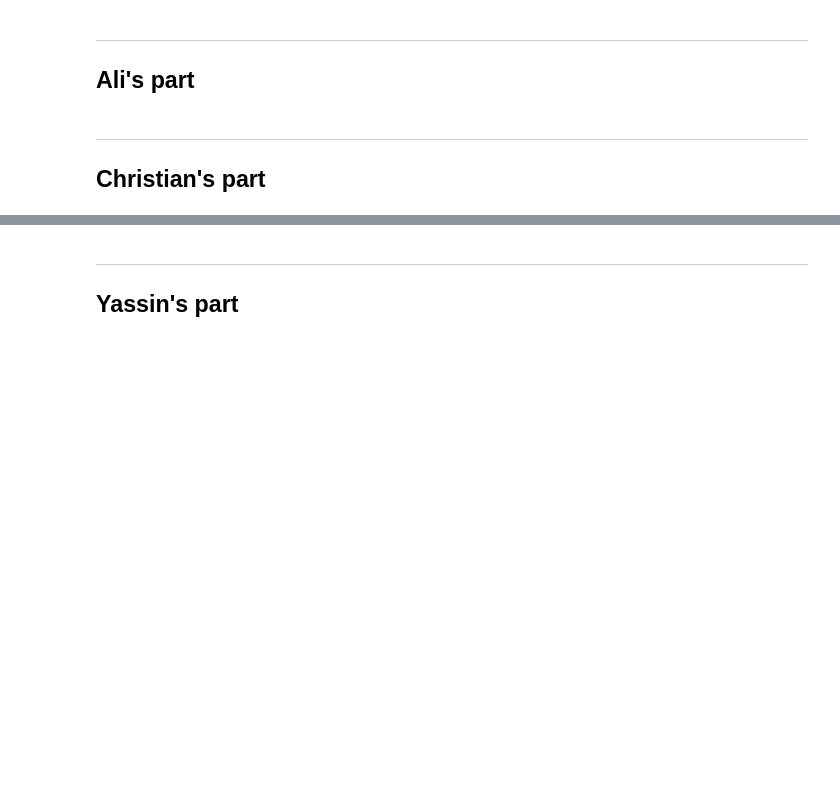
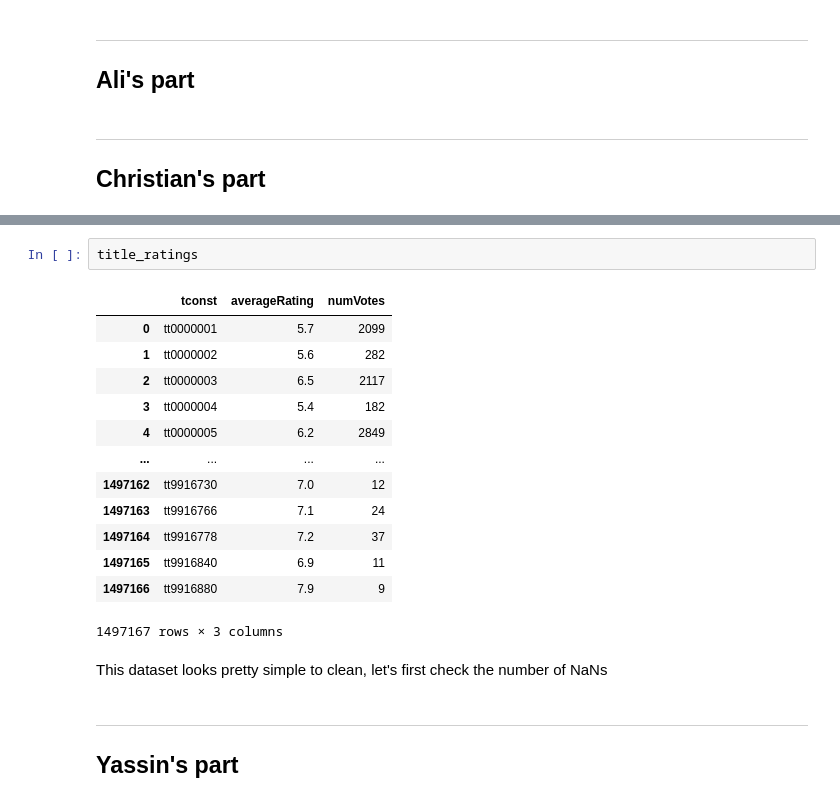
Before and after one commit to epfl-ada/ada-2024-project-arabsdatascientists2024, a Jupyter notebook: Exlploration_CMU.ipynb, the cells around one changed output, grey strips where cells are left out. Drawn from its saved outputs; the diff is of its cells as text; blank space fills up the shorter version.

```diff
--- a/Exlploration_CMU.ipynb
+++ b/Exlploration_CMU.ipynb
@@ -670,3 +307,21 @@ ValueError: Pandas data cast to numpy dtype of object. Check input data with np.
+# %%
+title_ratings
+# %% [output]
+|  | tconst | averageRating | numVotes |
+| 0 | tt0000001 | 5.7 | 2099 |
+| 1 | tt0000002 | 5.6 | 282 |
+| 2 | tt0000003 | 6.5 | 2117 |
+| 3 | tt0000004 | 5.4 | 182 |
+| 4 | tt0000005 | 6.2 | 2849 |
+| ... | ... | ... | ... |
+| 1497162 | tt9916730 | 7.0 | 12 |
+| 1497163 | tt9916766 | 7.1 | 24 |
+| 1497164 | tt9916778 | 7.2 | 37 |
+| 1497165 | tt9916840 | 6.9 | 11 |
+| 1497166 | tt9916880 | 7.9 | 9 |
+1497167 rows × 3 columns
+# %% [markdown]
+This dataset looks pretty simple to clean, let's first check the number of NaNs
 # %% [markdown]
 ---
 ## Yassin's part
```
Also changed, not shown: parts of 47 cells of this notebook, 9 other files.
